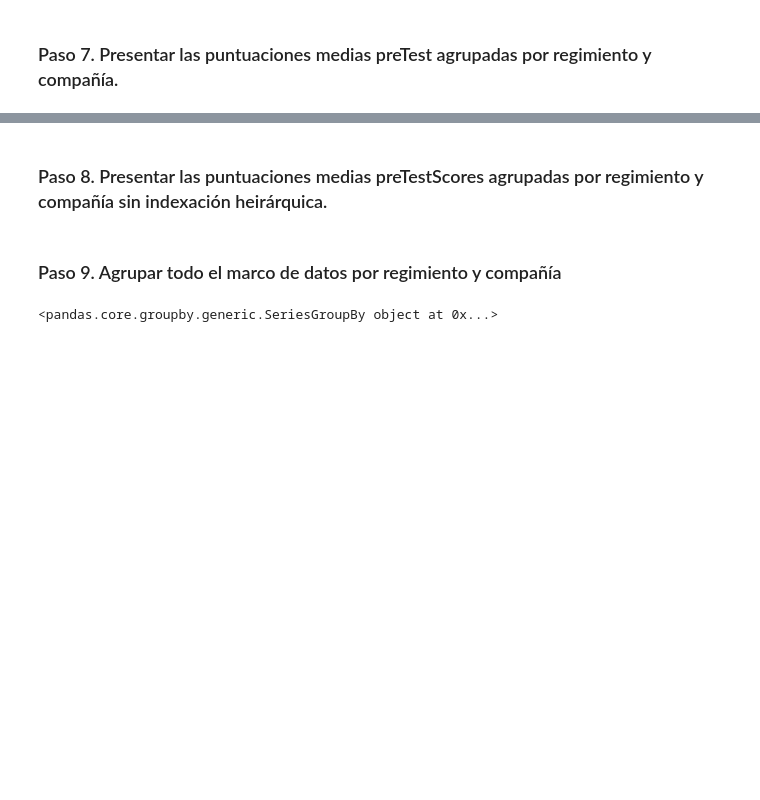
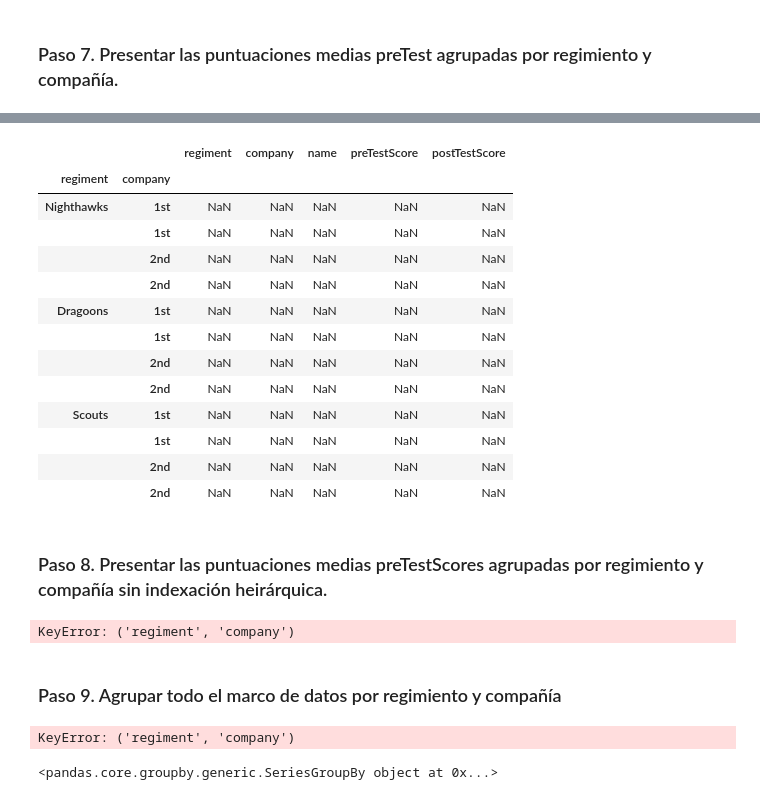
Before and after one commit to LauraGSanchz/DS_PT_09_2023, a Jupyter notebook: Data_Analysis/2-Pandas/Practica/7-Regiment/Regiment.ipynb, the cells around one changed output, grey strips where cells are left out. Saved outputs shown, nothing was run; the diff lists cells and outputs as text; code cells hidden in the pictures; blank space fills up the shorter version.

```diff
--- a/Data_Analysis/2-Pandas/Practica/7-Regiment/Regiment.ipynb
+++ b/Data_Analysis/2-Pandas/Practica/7-Regiment/Regiment.ipynb
@@ -48,3 +54,5 @@ regimiento.groupby('company').describe()
 | 2nd | 6.0 | 15.500000 | 14.652645 | 2.0 | 2.25 | 13.5 | 29.25 | 31.0 | 6.0 | 67.000000 | ... |
 # %% [markdown]
 ### Paso 6. ¿Cuál es la media de la puntuación preTest de cada empresa?
+# %%
+regimiento.set_index('company')
@@ -67,0 +91,3 @@ Name: preTestScore, dtype: float64
+# %%
+regimiento1 = regimiento[['regiment','company']]
+regimiento1
@@ -67,0 +108,3 @@ Name: preTestScore, dtype: float64
+# %%
+index = pd.MultiIndex.from_frame(regimiento1)
+index
@@ -68,7 +125,32 @@ Name: preTestScore, dtype: float64
+# %%
+regimiento.reindex(index)
+# %% [output]
+|  |  | regiment | company | name | preTestScore | postTestScore |
+| regiment | company |  |  |  |  |  |
+| Nighthawks | 1st | NaN | NaN | NaN | NaN | NaN |
+|  | 1st | NaN | NaN | NaN | NaN | NaN |
+|  | 2nd | NaN | NaN | NaN | NaN | NaN |
+|  | 2nd | NaN | NaN | NaN | NaN | NaN |
+| Dragoons | 1st | NaN | NaN | NaN | NaN | NaN |
+|  | 1st | NaN | NaN | NaN | NaN | NaN |
+|  | 2nd | NaN | NaN | NaN | NaN | NaN |
+|  | 2nd | NaN | NaN | NaN | NaN | NaN |
+| Scouts | 1st | NaN | NaN | NaN | NaN | NaN |
+|  | 1st | NaN | NaN | NaN | NaN | NaN |
+|  | 2nd | NaN | NaN | NaN | NaN | NaN |
+|  | 2nd | NaN | NaN | NaN | NaN | NaN |
 # %% [markdown]
 ### Paso 8. Presentar las puntuaciones medias preTestScores agrupadas por regimiento y compañía sin indexación heirárquica.
+# %%
+regimiento['regiment', 'company']
+# %% [output]
+KeyError: ('regiment', 'company')
 # %% [markdown]
 ### Paso 9. Agrupar todo el marco de datos por regimiento y compañía
+# %%
+index = pd.MultiIndex.from_frame(regimiento['regiment', 'company'])
+# %% [output]
+KeyError: ('regiment', 'company')
 # %%
 regimiento.groupby('company')['regiment']
 # %% [output]
```
Also changed, not shown: parts of 7 cells of this notebook.
